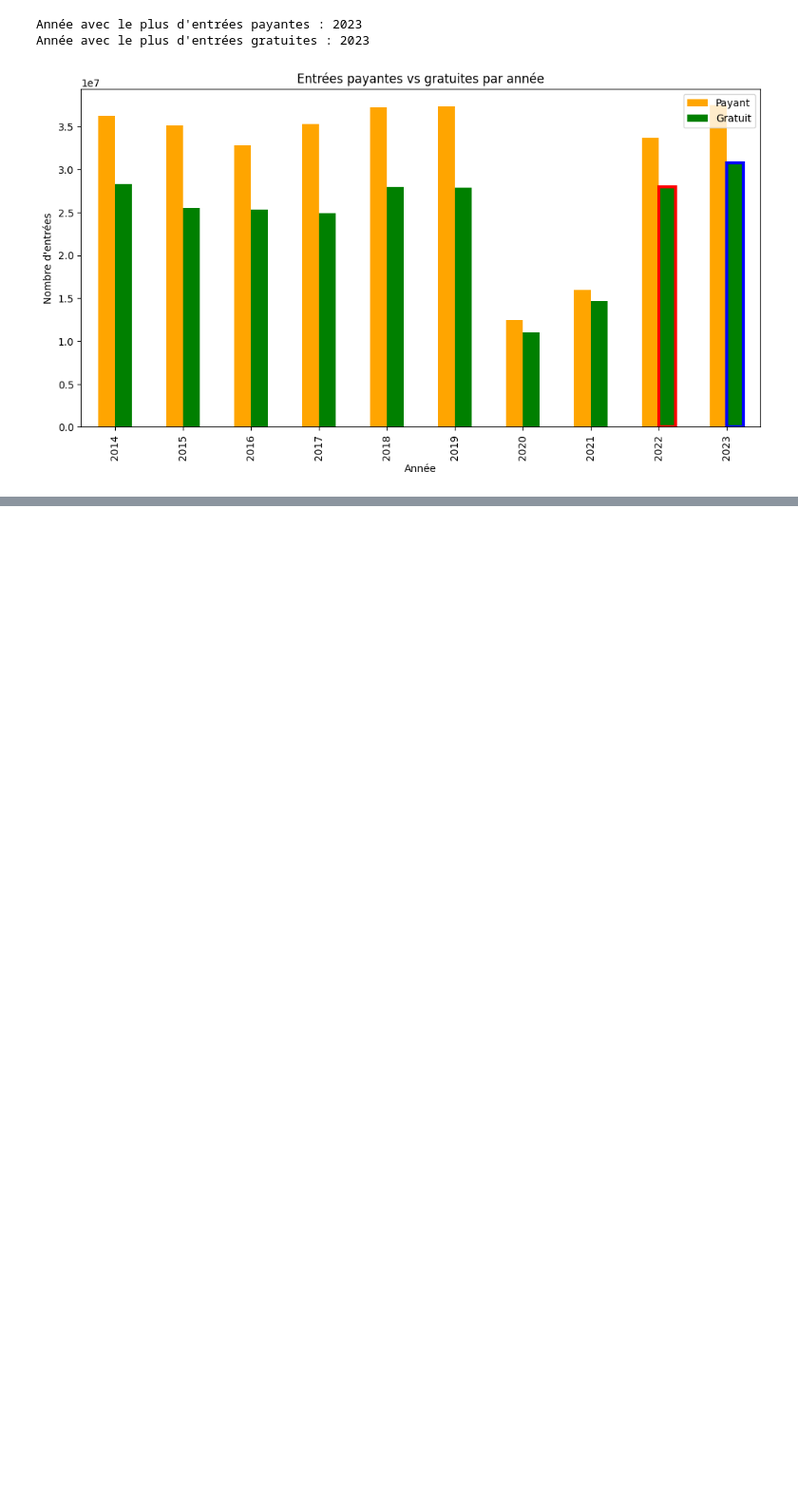
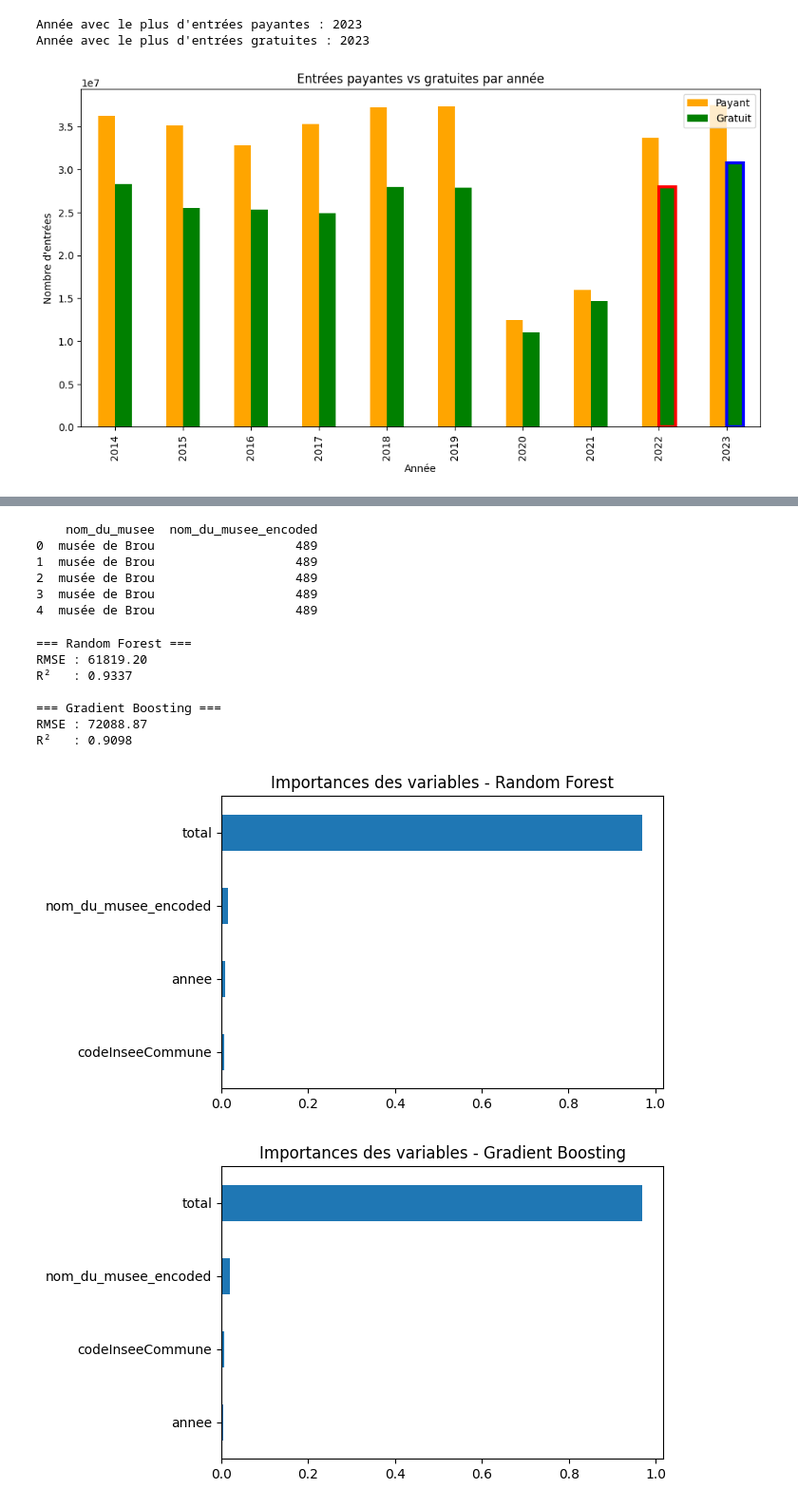
Before and after one commit to youyoy92700/musee2_idf, a Jupyter notebook: untitled2.ipynb, the cells around one changed output, grey strips where cells are left out. Shown at 95% size. Saved outputs shown, nothing was run; the diff lists cells and outputs as text; code cells hidden in the pictures; blank space fills up the shorter version.

```diff
--- a/untitled2.ipynb
+++ b/untitled2.ipynb
@@ -172 +176,75 @@ Intercept : -5694569.183995361
 Prédiction pour 2026 avec 50k entrées : 71276.84217429999
+# %%
+# Label Encoding (un entier par musée) ===
+le = LabelEncoder()
+df["nom_du_musee_encoded"] = le.fit_transform(df["nom_du_musee"].astype(str))
+
+print(df[["nom_du_musee", "nom_du_musee_encoded"]].head())
+# %% [output]
+    nom_du_musee  nom_du_musee_encoded
+0  musée de Brou                   489
+1  musée de Brou                   489
+2  musée de Brou                   489
+3  musée de Brou                   489
+4  musée de Brou                   489
+# %%
+# 2) Filtrer uniquement l’Île-de-France
+df_idf = df[df["region"] == "Île-de-France"].copy()
+
+# 3) Nettoyer les colonnes utiles
+cols_to_numeric = ["annee", "total", "codeInseeCommune", "gratuit"]
+df_idf[cols_to_numeric] = df_idf[cols_to_numeric].apply(pd.to_numeric, errors="coerce")
+
+# Supprimer les lignes avec valeurs manquantes
+df_idf = df_idf.dropna(subset=cols_to_numeric + ["nom_du_musee_encoded"])
+
+# 4) Séparer features (X) et target (y)
+X = df_idf[["annee", "total", "codeInseeCommune", "nom_du_musee_encoded"]]
+y = df_idf["gratuit"]
+
+# Train / Test split
+X_train, X_test, y_train, y_test = train_test_split(
+    X, y, test_size=0.2, random_state=42
+)
+
+# 5) Définir les modèles
+rf = RandomForestRegressor(n_estimators=120, max_depth=12, random_state=42, n_jobs=-1)
+gbr = GradientBoostingRegressor(n_estimators=100, max_depth=3, random_state=42)
+
+# Entraînement
+rf.fit(X_train, y_train)
+gbr.fit(X_train, y_train)
+
+# 6) Évaluation des modèles
+def evaluate_model(name, model, X_test, y_test):
+    y_pred = model.predict(X_test)
+    rmse = np.sqrt(mean_squared_error(y_test, y_pred))
+    r2 = r2_score(y_test, y_pred)
+    print(f"=== {name} ===")
+    print(f"RMSE : {rmse:.2f}")
+    print(f"R²   : {r2:.4f}\n")
+    return rmse, r2
+
+rmse_rf, r2_rf = evaluate_model("Random Forest", rf, X_test, y_test)
+rmse_gbr, r2_gbr = evaluate_model("Gradient Boosting", gbr, X_test, y_test)
+
+# 8) Importance des variables
+plt.figure(figsize=(6,4))
+pd.Series(rf.feature_importances_, index=X.columns).sort_values().plot(kind="barh")
+plt.title("Importances des variables - Random Forest")
+plt.show()
+
+plt.figure(figsize=(6,4))
+pd.Series(gbr.feature_importances_, index=X.columns).sort_values().plot(kind="barh")
+plt.title("Importances des variables - Gradient Boosting")
+plt.show()
+# %% [output]
+=== Random Forest ===
+RMSE : 61819.20
+R²   : 0.9337
+
+=== Gradient Boosting ===
+RMSE : 72088.87
+R²   : 0.9098
+[figure, added]
+[figure, added]
```
Also changed, not shown: parts of 2 cells of this notebook.
